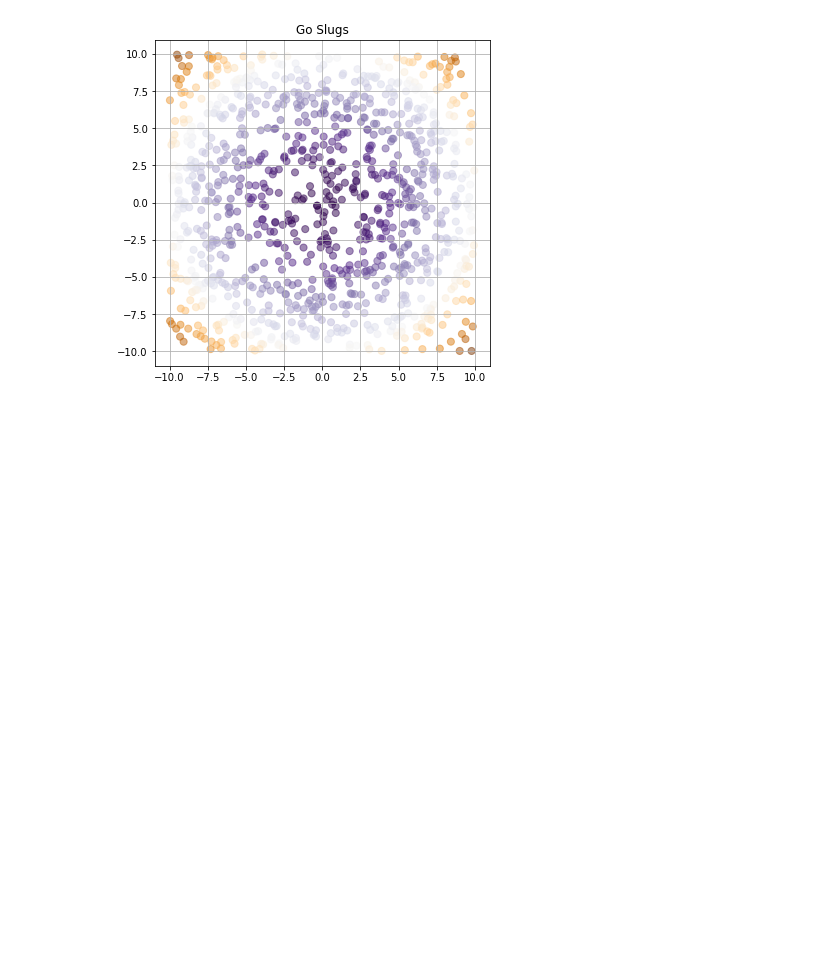
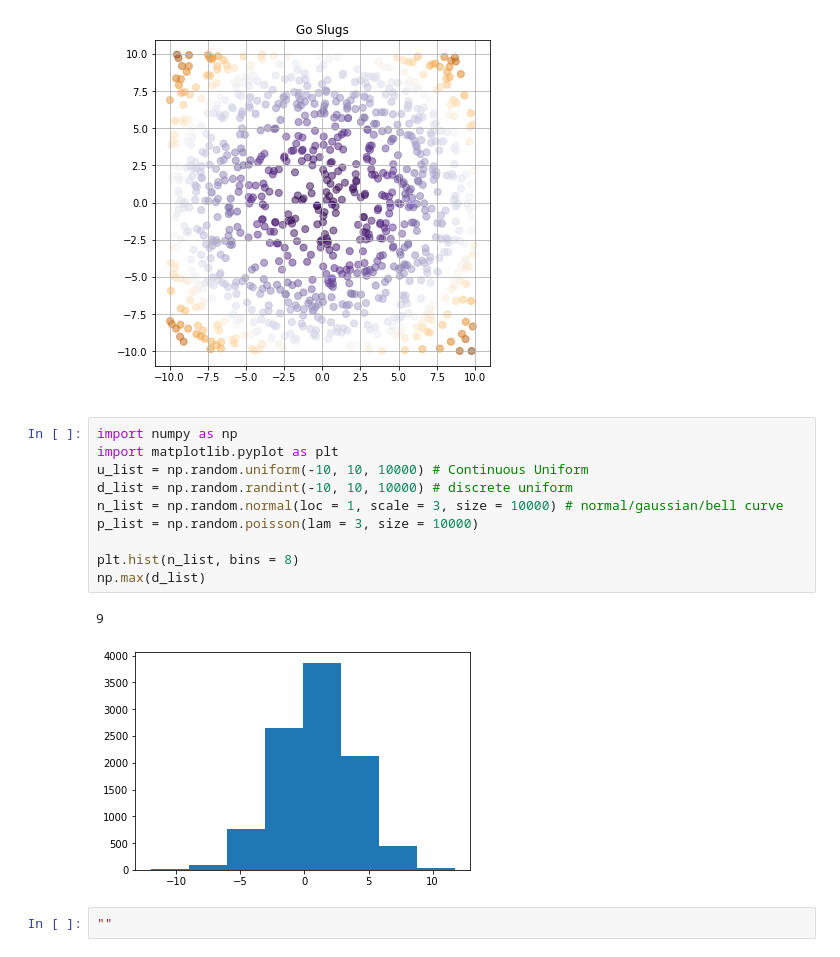
Before and after one commit to jp0utside/Programming-for-Mathematics, a Jupyter notebook: Warmups.ipynb, the cells around one changed output. Saved outputs shown, nothing was run; the diff lists cells and outputs as text; blank space fills up the shorter version.

```diff
--- a/Warmups.ipynb
+++ b/Warmups.ipynb
@@ -96,3 +96,18 @@ plt.show()
 # MatPlotLib will try very hard to represent clist as colors
 # %% [output]
 [figure]
+# %%
+import numpy as np
+import matplotlib.pyplot as plt
+u_list = np.random.uniform(-10, 10, 10000) # Continuous Uniform
+d_list = np.random.randint(-10, 10, 10000) # discrete uniform
+n_list = np.random.normal(loc = 1, scale = 3, size = 10000) # normal/gaussian/bell curve
+p_list = np.random.poisson(lam = 3, size = 10000)
+
+plt.hist(n_list, bins = 8)
+np.max(d_list)
+# %% [output]
+9
+[figure, added]
+# %%
+""
```
